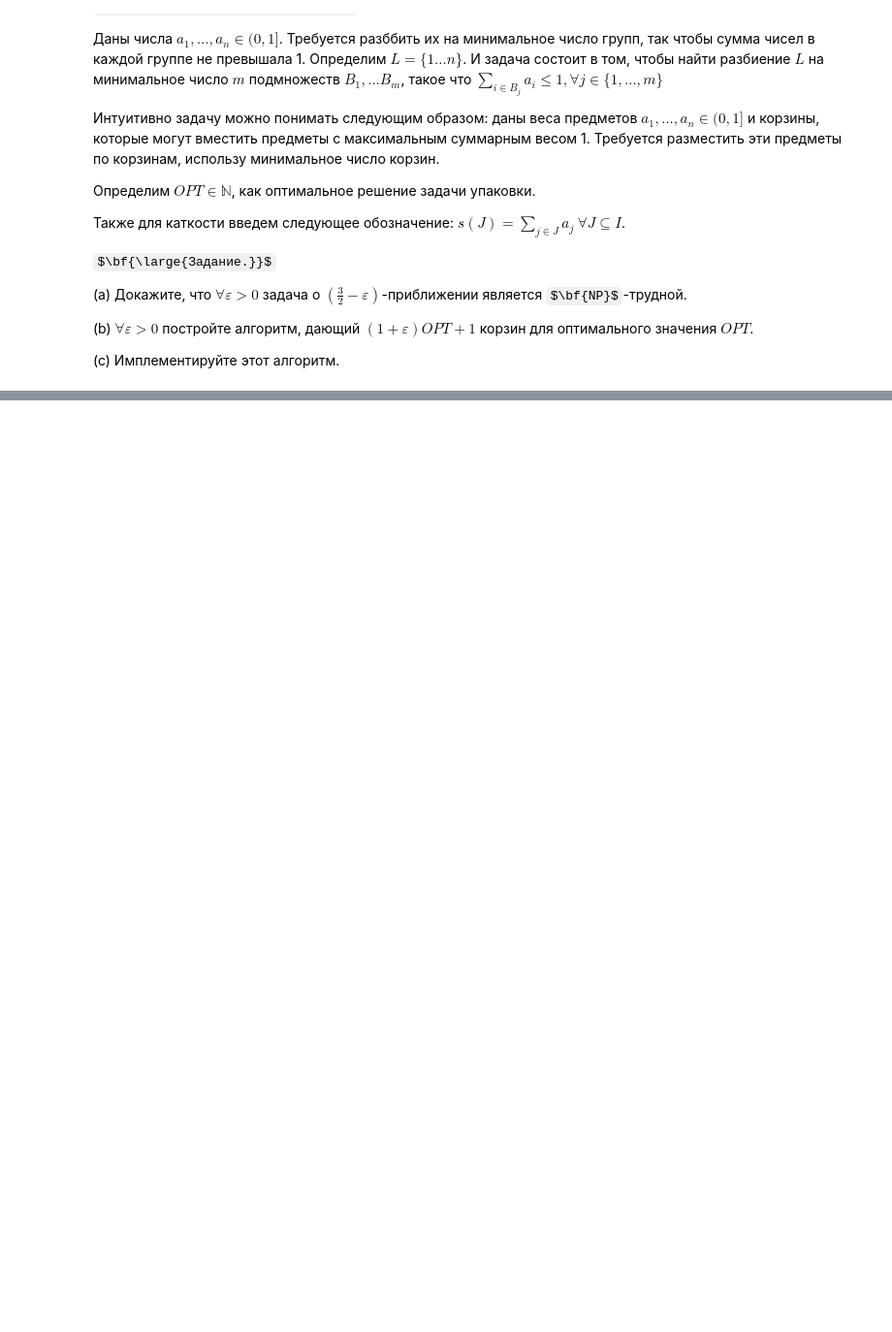
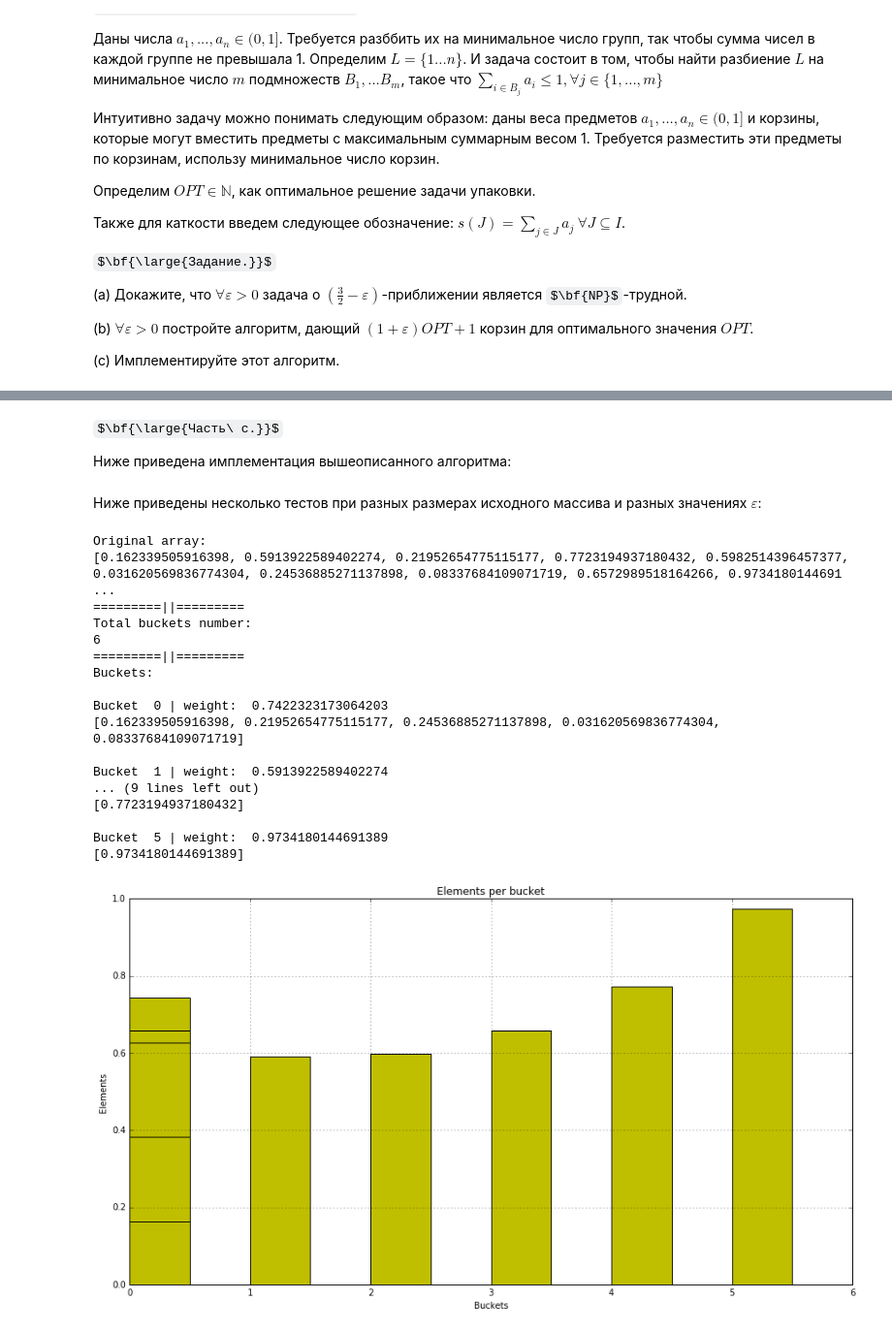
Before and after one commit to KomarovMikhail/Complexity, a Jupyter notebook: theory.ipynb, the cells around one changed output, grey strips where cells are left out. Shown at 97% size. Saved outputs shown, nothing was run; the diff lists cells and outputs as text; code cells hidden in the pictures; some formulas as TeX source; blank space fills up the shorter version.

```diff
--- a/theory.ipynb
+++ b/theory.ipynb
@@ -85,0 +106,4 @@ $k(I) \leq \frac{OPT(I)}{1-\varepsilon} + 1 \leq (1+2\varepsilon)OPT(I) + 1.$
+# %% [markdown]
+$\bf{\large{Часть\ c.}}$
+
+Ниже приведена имплементация вышеописанного алгоритма:
@@ -85,0 +275,26 @@ $k(I) \leq \frac{OPT(I)}{1-\varepsilon} + 1 \leq (1+2\varepsilon)OPT(I) + 1.$
+# %% [markdown]
+Ниже приведены несколько тестов при разных размерах исходного массива и разных значениях $\varepsilon$:
+# %%
+task = Packer(10, 0.1)
+task.run()
+task.print_results()
+task.draw_results()
+# %% [output]
+Original array:
+[0.162339505916398, 0.5913922589402274, 0.21952654775115177, 0.7723194937180432, 0.5982514396457377, 0.031620569836774304, 0.24536885271137898, 0.08337684109071719, 0.6572989518164266, 0.9734180144691 ...
+=========||=========
+Total buckets number:
+6
+=========||=========
+Buckets:
+
+Bucket  0 | weight:  0.7422323173064203
+[0.162339505916398, 0.21952654775115177, 0.24536885271137898, 0.031620569836774304, 0.08337684109071719]
+
+Bucket  1 | weight:  0.5913922589402274
+... (9 lines left out)
+[0.7723194937180432]
+
+Bucket  5 | weight:  0.9734180144691389
+[0.9734180144691389]
+[figure, added]
```
Also changed, not shown: parts of 9 cells of this notebook.
